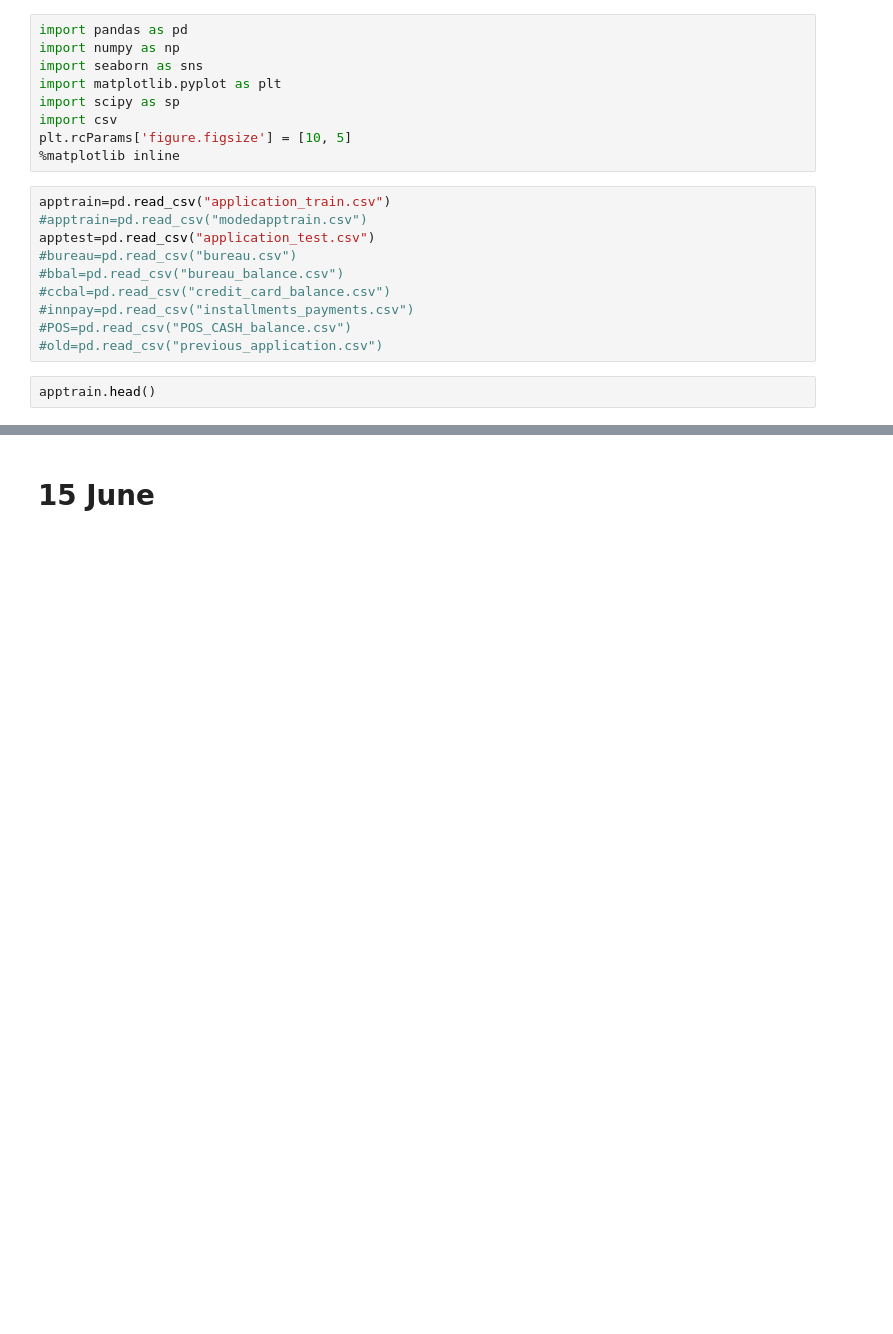
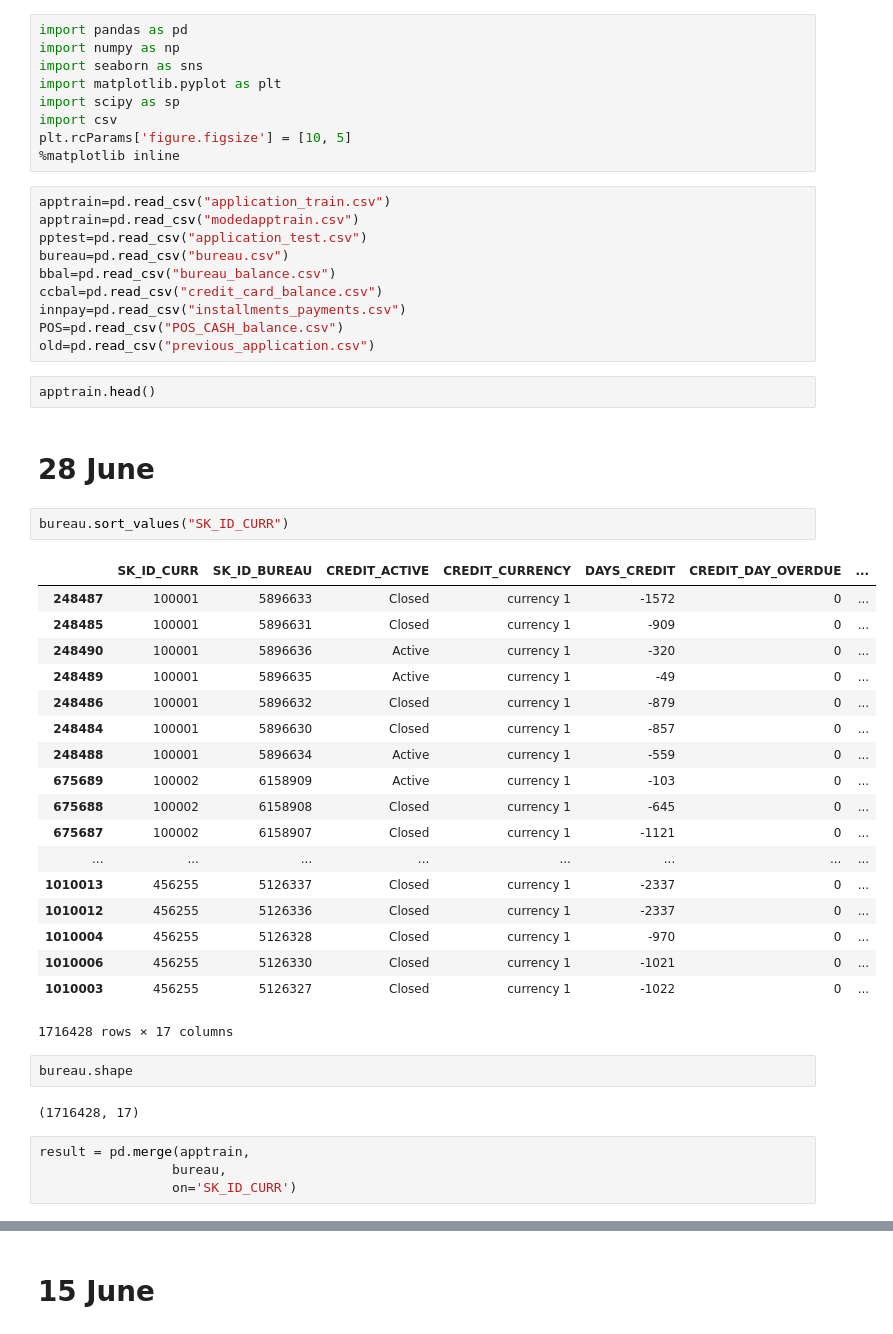
Before and after one commit to RajatChaudhari/HomeCreditDefaultRisk, a Jupyter notebook: HCDR2.ipynb, the cells around one changed output, grey strips where cells are left out. Saved outputs shown, nothing was run; the diff lists cells and outputs as text; blank space fills up the shorter version.

```diff
--- a/HCDR2.ipynb
+++ b/HCDR2.ipynb
@@ -9,13 +9,44 @@ plt.rcParams['figure.figsize'] = [10, 5]
 %matplotlib inline
 # %%
 apptrain=pd.read_csv("application_train.csv")
-#apptrain=pd.read_csv("modedapptrain.csv")
-apptest=pd.read_csv("application_test.csv")
-#bureau=pd.read_csv("bureau.csv")
-#bbal=pd.read_csv("bureau_balance.csv")
-#ccbal=pd.read_csv("credit_card_balance.csv")
-#innpay=pd.read_csv("installments_payments.csv")
-#POS=pd.read_csv("POS_CASH_balance.csv")
-#old=pd.read_csv("previous_application.csv")
+apptrain=pd.read_csv("modedapptrain.csv")
+pptest=pd.read_csv("application_test.csv")
+bureau=pd.read_csv("bureau.csv")
+bbal=pd.read_csv("bureau_balance.csv")
+ccbal=pd.read_csv("credit_card_balance.csv")
+innpay=pd.read_csv("installments_payments.csv")
+POS=pd.read_csv("POS_CASH_balance.csv")
+old=pd.read_csv("previous_application.csv")
 # %%
 apptrain.head()
+# %% [markdown]
+# 28 June
+# %%
+bureau.sort_values("SK_ID_CURR")
+# %% [output]
+|  | SK_ID_CURR | SK_ID_BUREAU | CREDIT_ACTIVE | CREDIT_CURRENCY | DAYS_CREDIT | CREDIT_DAY_OVERDUE | ... |
+| 248487 | 100001 | 5896633 | Closed | currency 1 | -1572 | 0 | ... |
+| 248485 | 100001 | 5896631 | Closed | currency 1 | -909 | 0 | ... |
+| 248490 | 100001 | 5896636 | Active | currency 1 | -320 | 0 | ... |
+| 248489 | 100001 | 5896635 | Active | currency 1 | -49 | 0 | ... |
+| 248486 | 100001 | 5896632 | Closed | currency 1 | -879 | 0 | ... |
+| 248484 | 100001 | 5896630 | Closed | currency 1 | -857 | 0 | ... |
+| 248488 | 100001 | 5896634 | Active | currency 1 | -559 | 0 | ... |
+| 675689 | 100002 | 6158909 | Active | currency 1 | -103 | 0 | ... |
+| 675688 | 100002 | 6158908 | Closed | currency 1 | -645 | 0 | ... |
+| 675687 | 100002 | 6158907 | Closed | currency 1 | -1121 | 0 | ... |
+| ... | ... | ... | ... | ... | ... | ... | ... |
+| 1010013 | 456255 | 5126337 | Closed | currency 1 | -2337 | 0 | ... |
+| 1010012 | 456255 | 5126336 | Closed | currency 1 | -2337 | 0 | ... |
+| 1010004 | 456255 | 5126328 | Closed | currency 1 | -970 | 0 | ... |
+| 1010006 | 456255 | 5126330 | Closed | currency 1 | -1021 | 0 | ... |
+| 1010003 | 456255 | 5126327 | Closed | currency 1 | -1022 | 0 | ... |
+1716428 rows × 17 columns
+# %%
+bureau.shape
+# %% [output]
+(1716428, 17)
+# %%
+result = pd.merge(apptrain,
+                 bureau,
+                 on='SK_ID_CURR')
```
Also changed, not shown: parts of 8 cells of this notebook, 7 other files.
